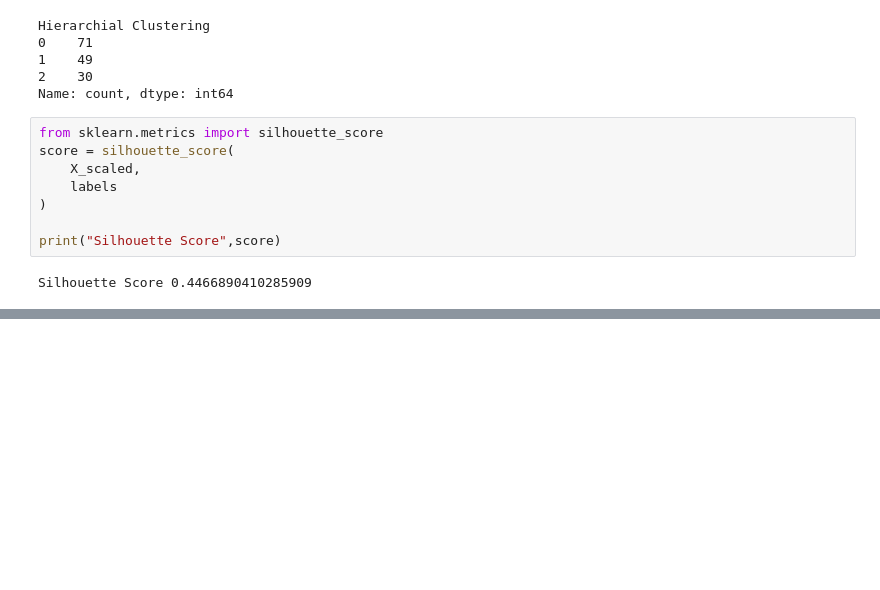
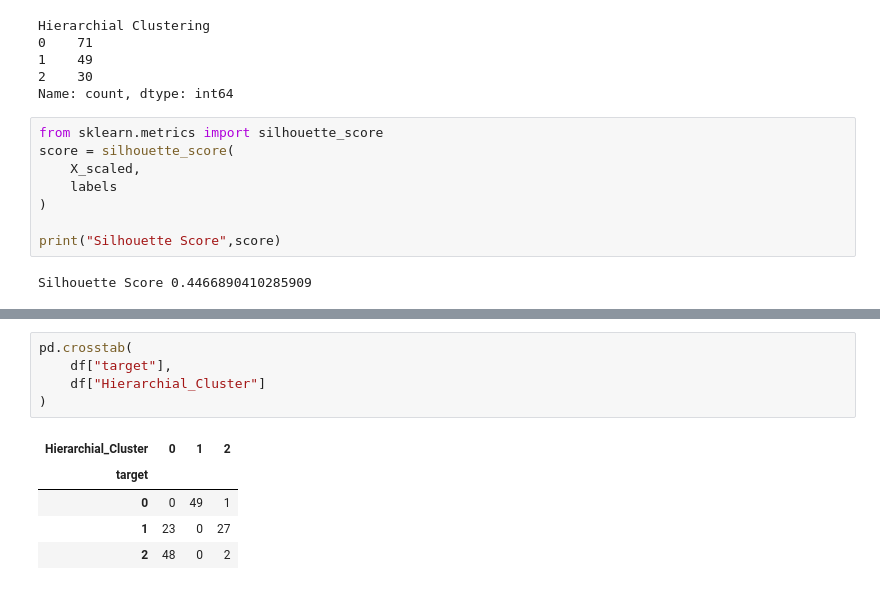
Before and after one commit to hemant237/Fastapi-project, a Jupyter notebook: practice/Heirerchial Clustering/Dendogram.ipynb, the cells around one changed output, grey strips where cells are left out. Cells and saved outputs as stored; diff of their text form; blank space fills up the shorter version.

```diff
--- a/practice/Heirerchial Clustering/Dendogram.ipynb
+++ b/practice/Heirerchial Clustering/Dendogram.ipynb
@@ -217,0 +238,11 @@ Silhouette Score 0.4466890410285909
+# %%
+pd.crosstab(
+    df["target"],
+    df["Hierarchial_Cluster"]
+)
+# %% [output]
+| Hierarchial_Cluster | 0 | 1 | 2 |
+| target |  |  |  |
+| 0 | 0 | 49 | 1 |
+| 1 | 23 | 0 | 27 |
+| 2 | 48 | 0 | 2 |
```
Also changed, not shown: parts of 5 cells of this notebook.
